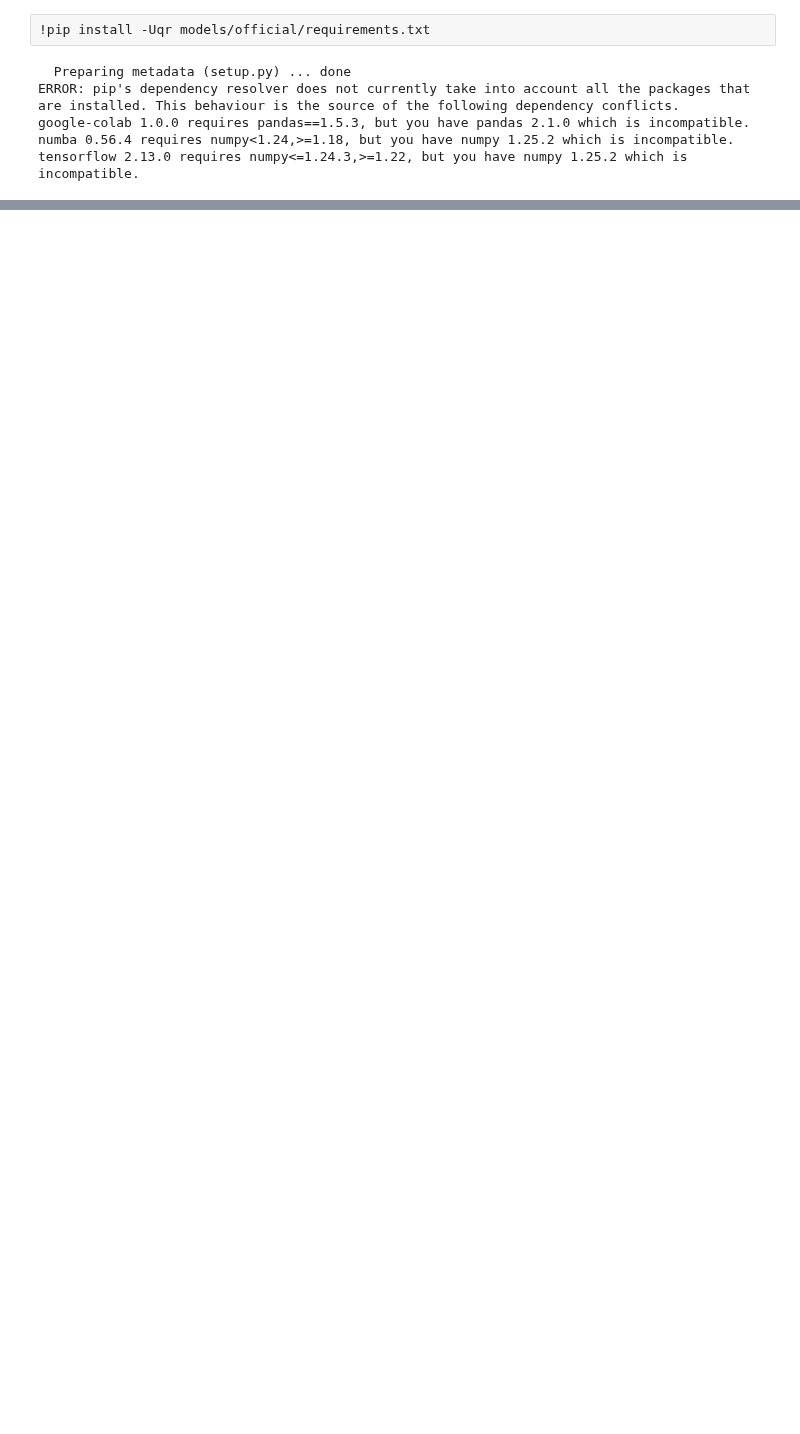
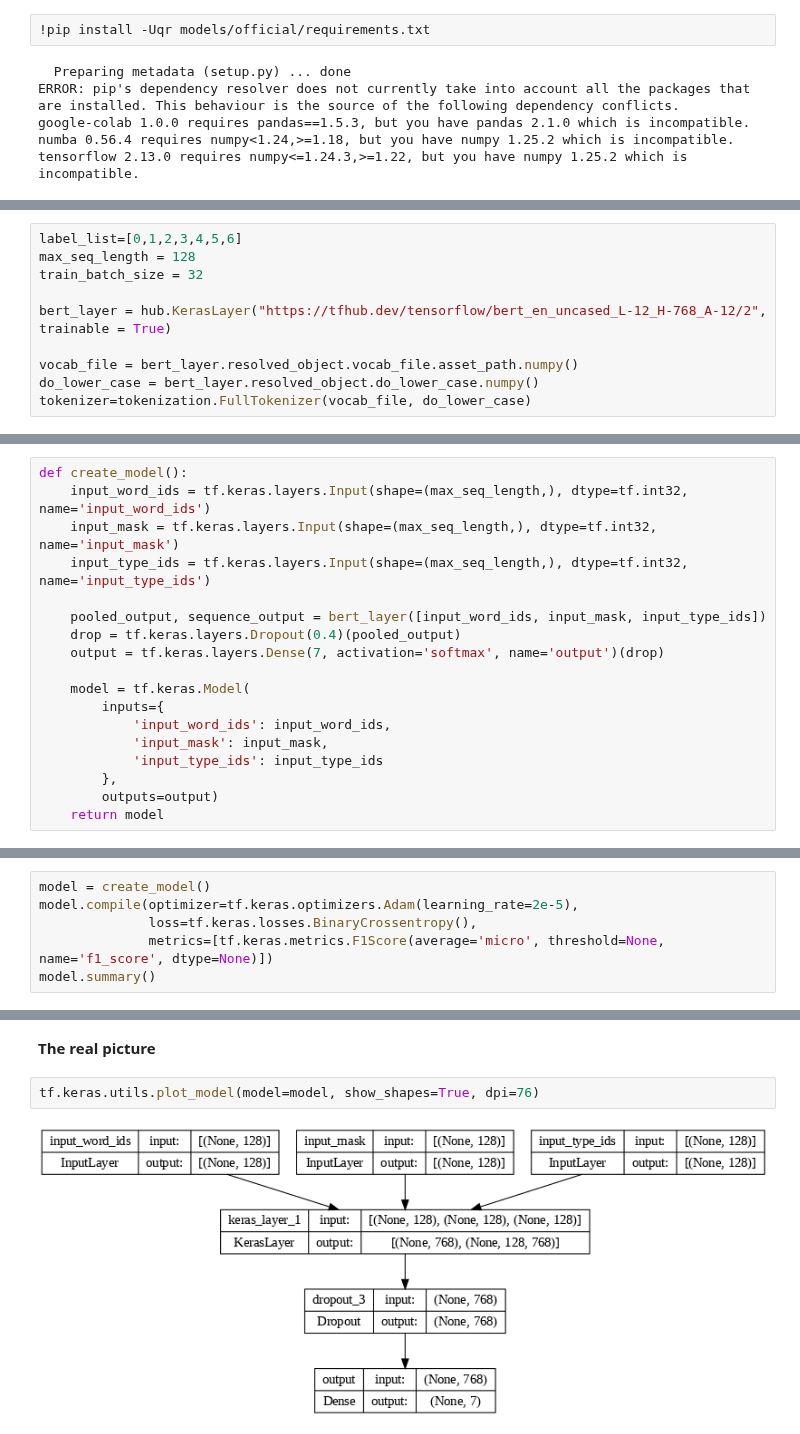
Before and after one commit to ringerH/NLP, a Jupyter notebook: Fine_tuning_BERT(multilabel_text_classification).ipynb, the cells around one changed output, grey strips where cells are left out. Drawn from its saved outputs; the diff is of its cells as text; blank space fills up the shorter version.

```diff
--- a/Fine_tuning_BERT(multilabel_text_classification).ipynb
+++ b/Fine_tuning_BERT(multilabel_text_classification).ipynb
@@ -92,0 +153,10 @@ NameError: ignored
+# %%
+label_list=[0,1,2,3,4,5,6]
+max_seq_length = 128
+train_batch_size = 32
+
+bert_layer = hub.KerasLayer("https://tfhub.dev/tensorflow/bert_en_uncased_L-12_H-768_A-12/2", trainable = True)
+
+vocab_file = bert_layer.resolved_object.vocab_file.asset_path.numpy()
+do_lower_case = bert_layer.resolved_object.do_lower_case.numpy()
+tokenizer=tokenization.FullTokenizer(vocab_file, do_lower_case)
@@ -92,0 +282,18 @@ NameError: ignored
+# %%
+def create_model():
+    input_word_ids = tf.keras.layers.Input(shape=(max_seq_length,), dtype=tf.int32, name='input_word_ids')
+    input_mask = tf.keras.layers.Input(shape=(max_seq_length,), dtype=tf.int32, name='input_mask')
+    input_type_ids = tf.keras.layers.Input(shape=(max_seq_length,), dtype=tf.int32, name='input_type_ids')
+
+    pooled_output, sequence_output = bert_layer([input_word_ids, input_mask, input_type_ids])
+    drop = tf.keras.layers.Dropout(0.4)(pooled_output)
+    output = tf.keras.layers.Dense(7, activation='softmax', name='output')(drop)
+
+    model = tf.keras.Model(
+        inputs={
+            'input_word_ids': input_word_ids,
+            'input_mask': input_mask,
+            'input_type_ids': input_type_ids
+        },
+        outputs=output)
+    return model
@@ -92,0 +330,6 @@ NameError: ignored
+# %%
+model = create_model()
+model.compile(optimizer=tf.keras.optimizers.Adam(learning_rate=2e-5),
+              loss=tf.keras.losses.BinaryCrossentropy(),
+              metrics=[tf.keras.metrics.F1Score(average='micro', threshold=None, name='f1_score', dtype=None)])
+model.summary()
@@ -92,0 +354,6 @@ NameError: ignored
+# %% [markdown]
+**The real picture**
+# %%
+tf.keras.utils.plot_model(model=model, show_shapes=True, dpi=76)
+# %% [output]
+[figure, added]
```
Also changed, not shown: parts of 47 cells of this notebook.
